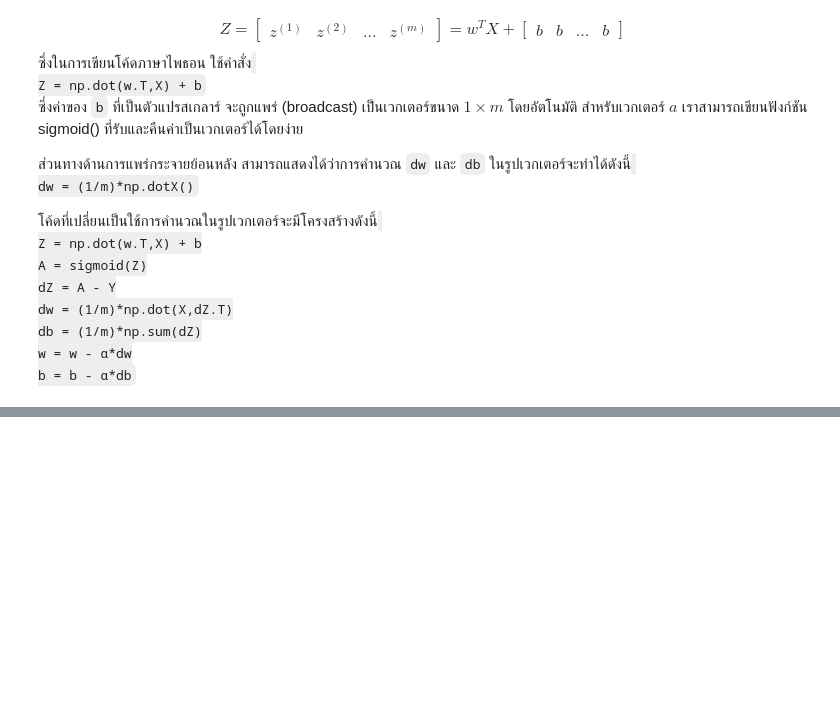
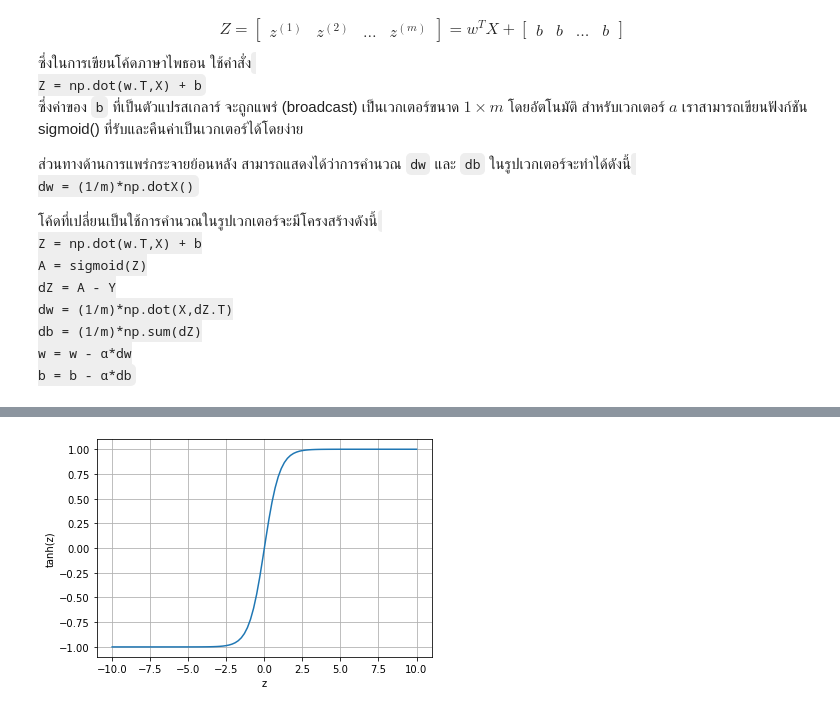
Before and after one commit to dewdotninja/books, a Jupyter notebook: th/anndl/chapter2.ipynb, the cells around one changed output, grey strips where cells are left out. Drawn from its saved outputs; the diff is of its cells as text; code cells hidden in the pictures; blank space fills up the shorter version.

```diff
--- a/th/anndl/chapter2.ipynb
+++ b/th/anndl/chapter2.ipynb
@@ -563,0 +740,10 @@ model() ที่รวมฟังก์ชันย่อยเข้าด้
+# %%
+z = np.linspace(-10, 10, 100)
+y = np.tanh(z)
+plt.plot(z,y)
+plt.xlabel("z")
+plt.ylabel("tanh(z)")
+plt.grid()
+plt.show()
+# %% [output]
+[figure, added]
```
Also changed, not shown: parts of 43 cells of this notebook.
